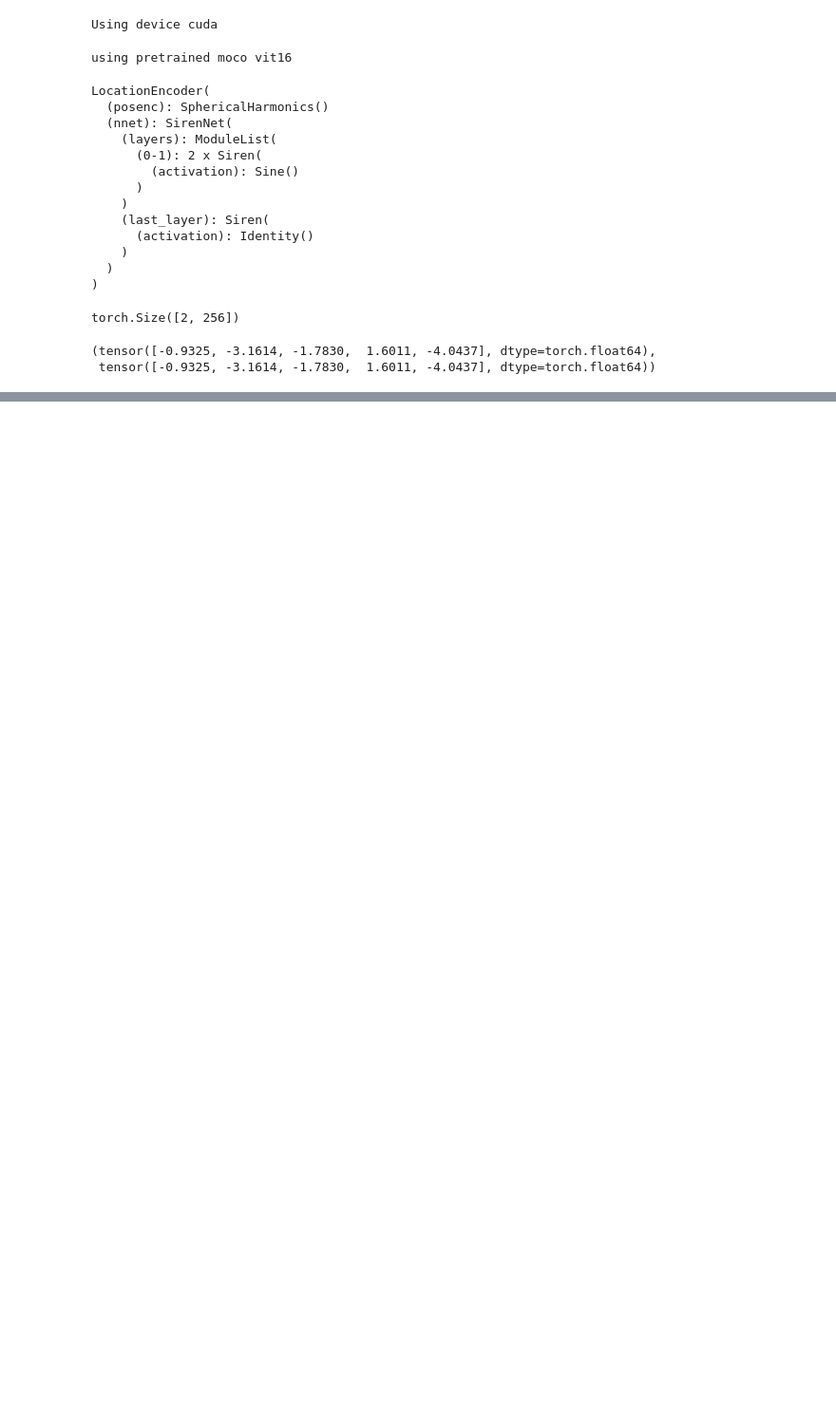
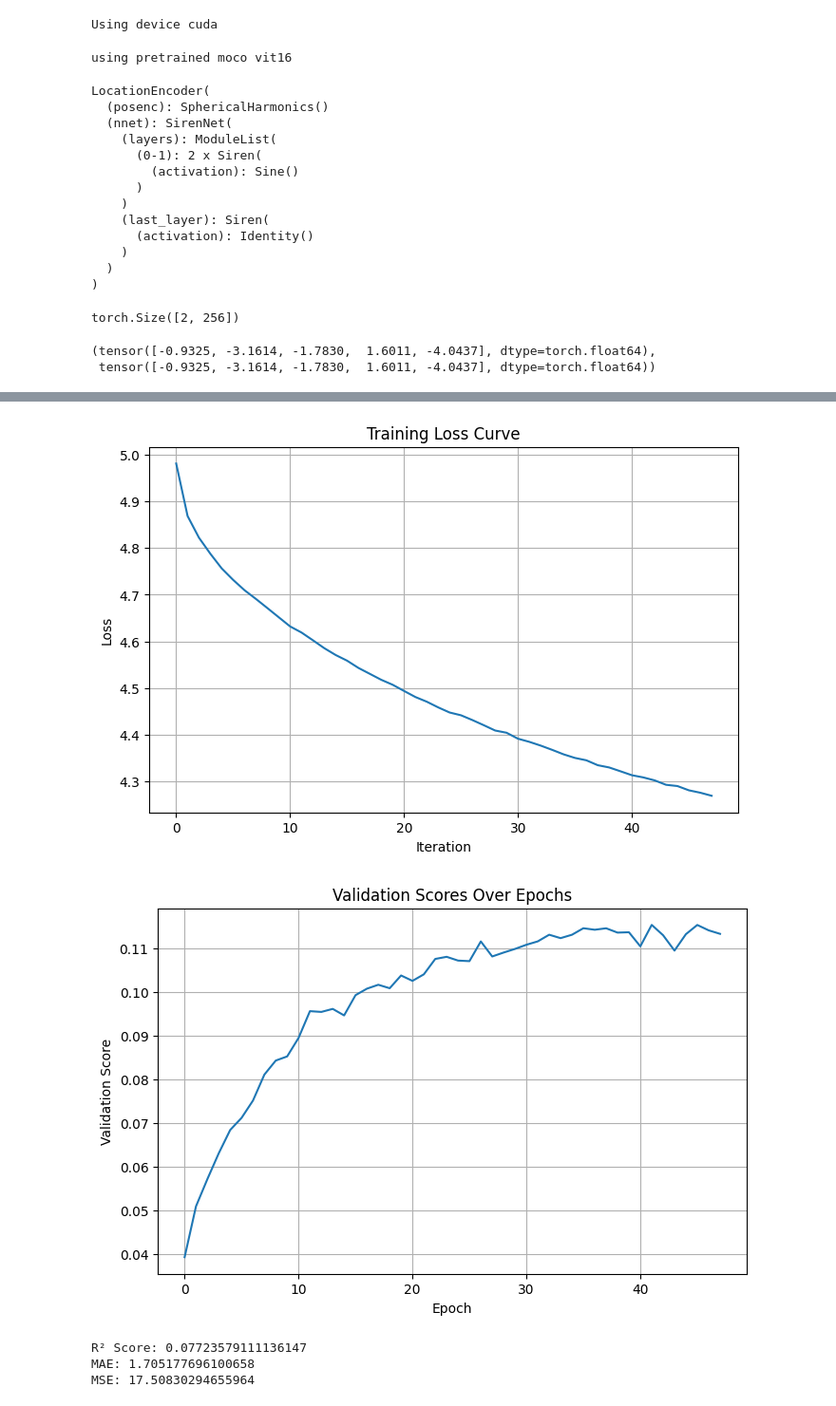
Before and after one commit to davidguzmanr/COMP-685-Fall-2025, a Jupyter notebook: notebooks/iNaturalist + ERA5.ipynb, the cells around one changed output, grey strips where cells are left out. Shown at 95% size. Cells and saved outputs as stored; diff of their text form; code cells hidden in the pictures; blank space fills up the shorter version.

```diff
--- a/notebooks/iNaturalist + ERA5.ipynb
+++ b/notebooks/iNaturalist + ERA5.ipynb
@@ -474,0 +913,3 @@ agg_df[columns].head()
+# %%
+agg_df["split"] = agg_df["year_week"].apply(lambda x: "Test" if "2025" in x else "Train")
+agg_df["split"].value_counts()
@@ -533,0 +1066,13 @@ print(embeddings.shape)   # e.g., torch.Size([4, 1280]) for the 500M checkpoint
+# %%
+model = MLPRegressor(
+    hidden_layer_sizes=(256,),
+    learning_rate_init=1e-3,
+    max_iter=200,
+    shuffle=False,
+    random_state=42,
+    verbose=True,
+    early_stopping=True,
+    validation_fraction=0.1,
+    n_iter_no_change=5
+)
+model.fit(X_train, y_train)
@@ -533,0 +1099,35 @@ print(embeddings.shape)   # e.g., torch.Size([4, 1280]) for the 500M checkpoint
+# %%
+# ---- LOSS CURVE ----
+plt.figure(figsize=(8, 5))
+plt.plot(model.loss_curve_)
+plt.title("Training Loss Curve")
+plt.xlabel("Iteration")
+plt.ylabel("Loss")
+plt.grid(True)
+plt.show()
+
+# ---- VALIDATION SCORES ----
+plt.figure(figsize=(8, 5))
+plt.plot(model.validation_scores_)
+plt.title("Validation Scores Over Epochs")
+plt.xlabel("Epoch")
+plt.ylabel("Validation Score")
+plt.grid(True)
+plt.show()
+# %% [output]
+[figure, added]
+[figure, added]
+# %%
+y_pred = model.predict(X_test)
+
+r2 = model.score(X_test, y_test)
+mae = mean_absolute_error(y_test, y_pred)
+mse = mean_squared_error(y_test, y_pred)
+
+print("R² Score:", r2)
+print("MAE:", mae)
+print("MSE:", mse)
+# %% [output]
+R² Score: 0.07723579111136147
+MAE: 1.705177696100658
+MSE: 17.50830294655964
```
Also changed, not shown: parts of 31 cells of this notebook.
